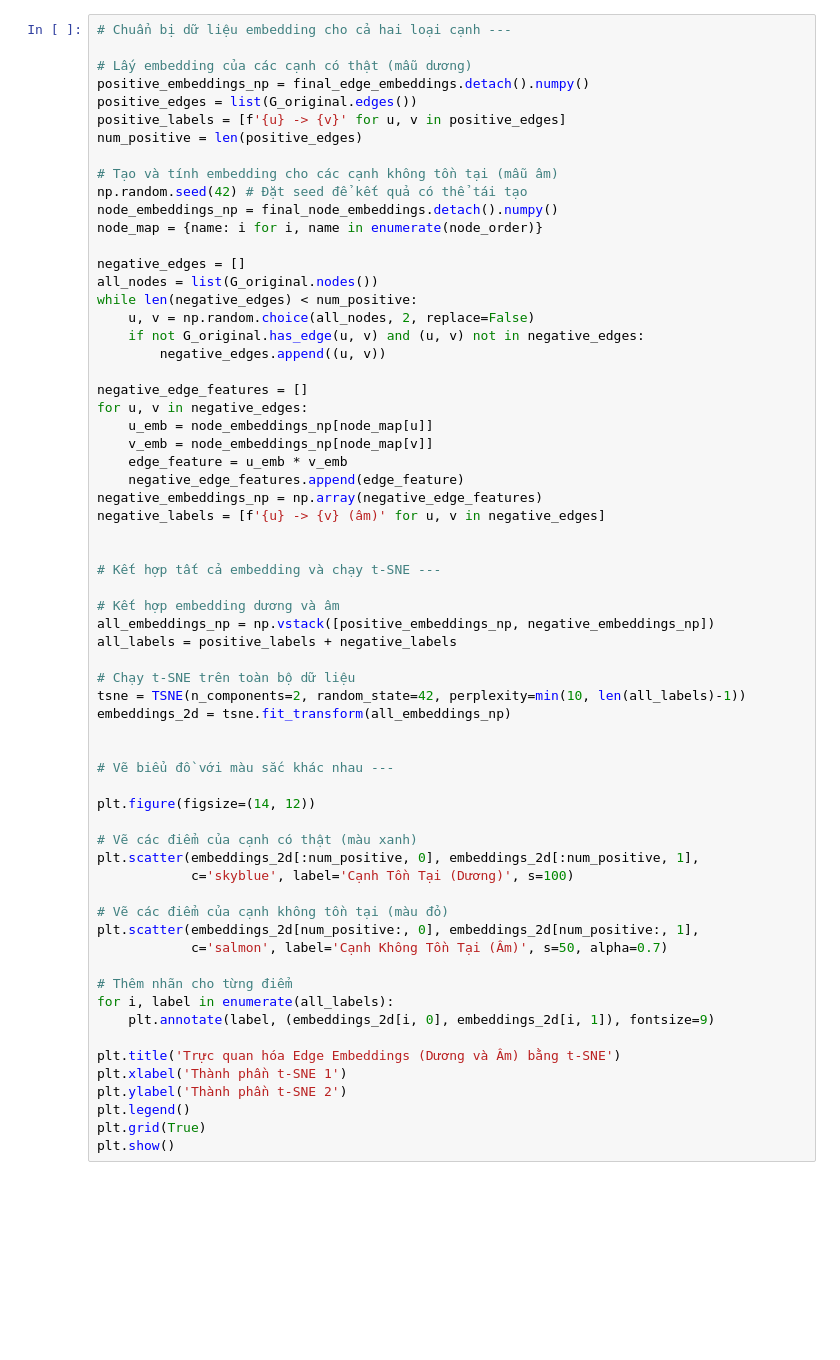
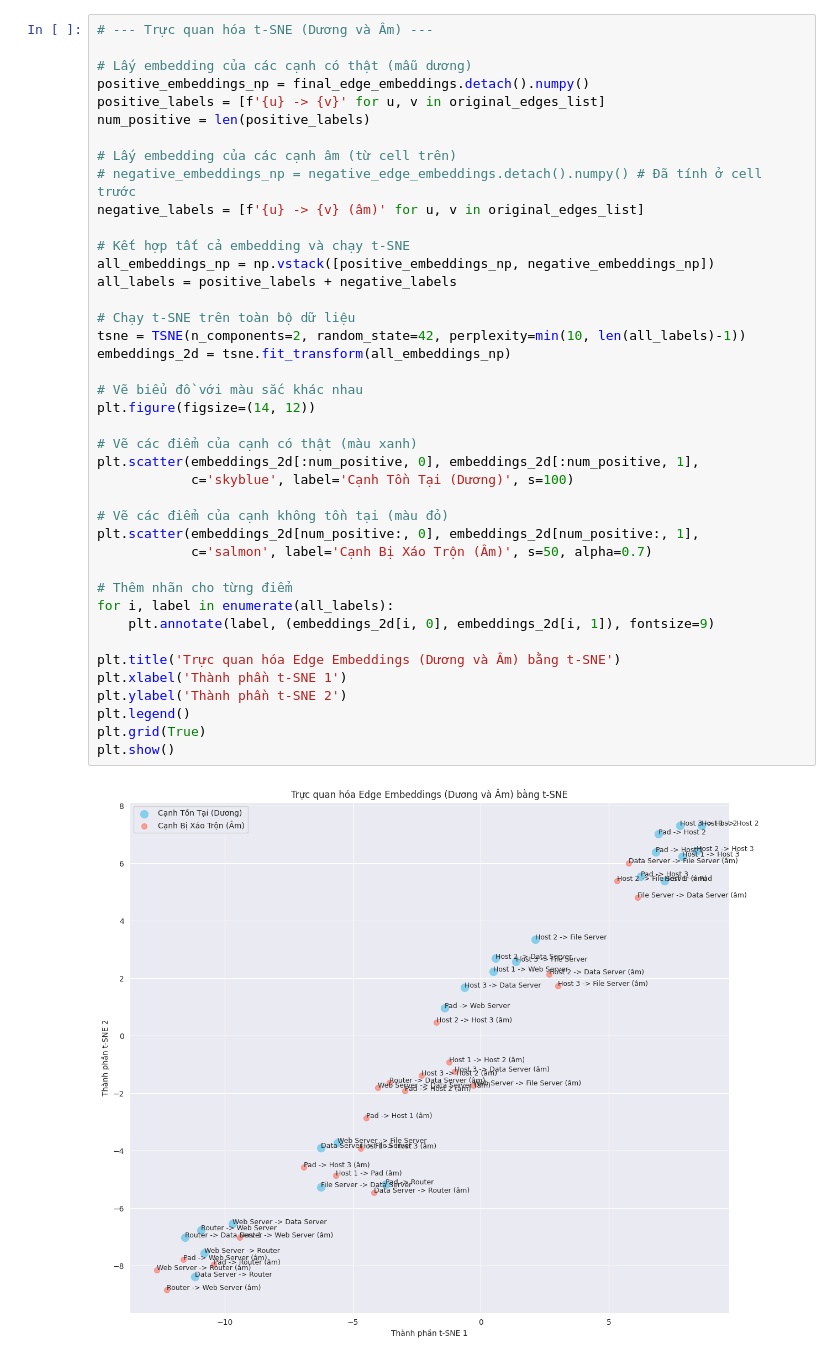
Before and after one commit to whiteshadow0201/NT505.Q11.ANTN, a Jupyter notebook: Graph.ipynb, the cells around one changed output. Drawn from its saved outputs; the diff is of its cells as text; blank space fills up the shorter version.

Commit message:
Using pretrained graph method

```diff
--- a/Graph.ipynb
+++ b/Graph.ipynb
@@ -360,64 +421,43 @@ print(df_negative_edges)
 # %%
-# Chuẩn bị dữ liệu embedding cho cả hai loại cạnh ---
+# --- Trực quan hóa t-SNE (Dương và Âm) ---
 
 # Lấy embedding của các cạnh có thật (mẫu dương)
 positive_embeddings_np = final_edge_embeddings.detach().numpy()
-positive_edges = list(G_original.edges())
-positive_labels = [f'{u} -> {v}' for u, v in positive_edges]
-num_positive = len(positive_edges)
+positive_labels = [f'{u} -> {v}' for u, v in original_edges_list]
+num_positive = len(positive_labels)
 
-# Tạo và tính embedding cho các cạnh không tồn tại (mẫu âm)
-np.random.seed(42) # Đặt seed để kết quả có thể tái tạo
-node_embeddings_np = final_node_embeddings.detach().numpy()
-node_map = {name: i for i, name in enumerate(node_order)}
+# Lấy embedding của các cạnh âm (từ cell trên)
+# negative_embeddings_np = negative_edge_embeddings.detach().numpy() # Đã tính ở cell trước
+negative_labels = [f'{u} -> {v} (âm)' for u, v in original_edges_list]
 
-negative_edges = []
-all_nodes = list(G_original.nodes())
-while len(negative_edges) < num_positive:
-    u, v = np.random.choice(all_nodes, 2, replace=False)
-    if not G_original.has_edge(u, v) and (u, v) not in negative_edges:
-        negative_edges.append((u, v))
-
-negative_edge_features = []
-for u, v in negative_edges:
-    u_emb = node_embeddings_np[node_map[u]]
-    v_emb = node_embeddings_np[node_map[v]]
-    edge_feature = u_emb * v_emb
-    negative_edge_features.append(edge_feature)
-negative_embeddings_np = np.array(negative_edge_features)
-negative_labels = [f'{u} -> {v} (âm)' for u, v in negative_edges]
-
-
-# Kết hợp tất cả embedding và chạy t-SNE ---
-
-# Kết hợp embedding dương và âm
+# Kết hợp tất cả embedding và chạy t-SNE
 all_embeddings_np = np.vstack([positive_embeddings_np, negative_embeddings_np])
 all_labels = positive_labels + negative_labels
 
 # Chạy t-SNE trên toàn bộ dữ liệu
 tsne = TSNE(n_components=2, random_state=42, perplexity=min(10, len(all_labels)-1))
 embeddings_2d = tsne.fit_transform(all_embeddings_np)
 
-
-# Vẽ biểu đồ với màu sắc khác nhau ---
-
+# Vẽ biểu đồ với màu sắc khác nhau
 plt.figure(figsize=(14, 12))
 
 # Vẽ các điểm của cạnh có thật (màu xanh)
 plt.scatter(embeddings_2d[:num_positive, 0], embeddings_2d[:num_positive, 1],
             c='skyblue', label='Cạnh Tồn Tại (Dương)', s=100)
 
 # Vẽ các điểm của cạnh không tồn tại (màu đỏ)
 plt.scatter(embeddings_2d[num_positive:, 0], embeddings_2d[num_positive:, 1],
-            c='salmon', label='Cạnh Không Tồn Tại (Âm)', s=50, alpha=0.7)
+            c='salmon', label='Cạnh Bị Xáo Trộn (Âm)', s=50, alpha=0.7)
 
 # Thêm nhãn cho từng điểm
 for i, label in enumerate(all_labels):
     plt.annotate(label, (embeddings_2d[i, 0], embeddings_2d[i, 1]), fontsize=9)
 
 plt.title('Trực quan hóa Edge Embeddings (Dương và Âm) bằng t-SNE')
 plt.xlabel('Thành phần t-SNE 1')
 plt.ylabel('Thành phần t-SNE 2')
 plt.legend()
 plt.grid(True)
 plt.show()
+# %% [output]
+[figure, added]
```
Also changed, not shown: parts of 22 cells of this notebook, 3 other files.
